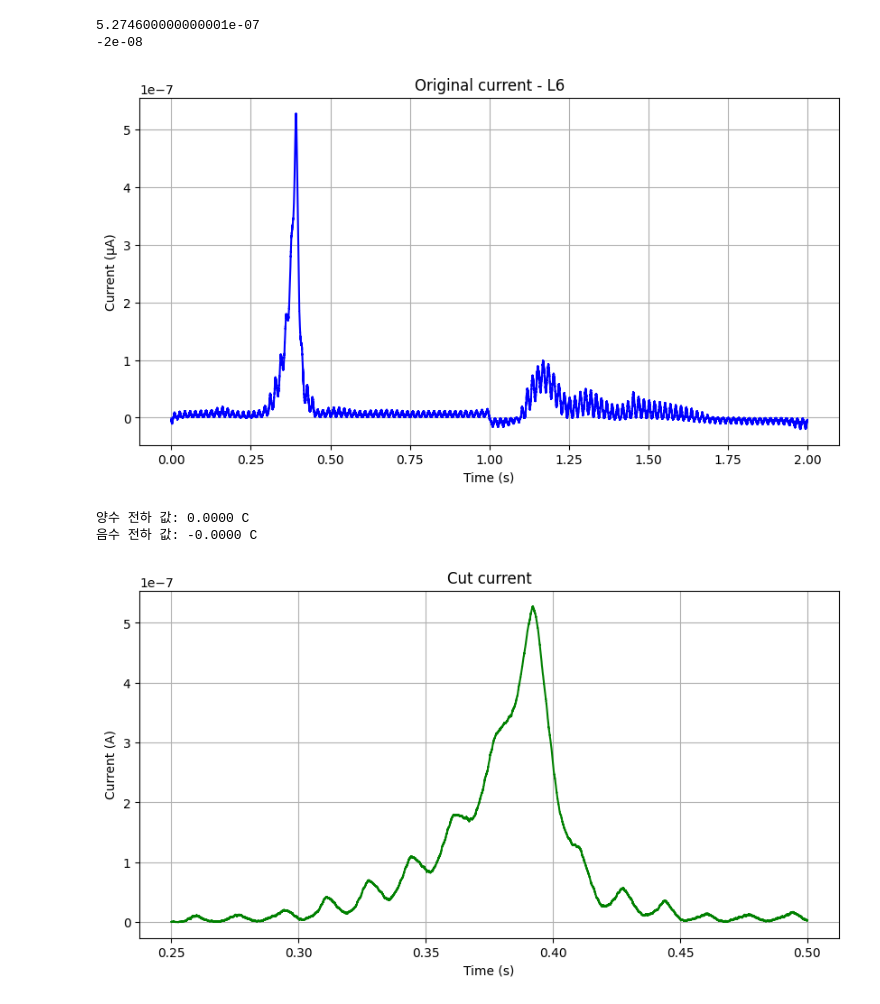
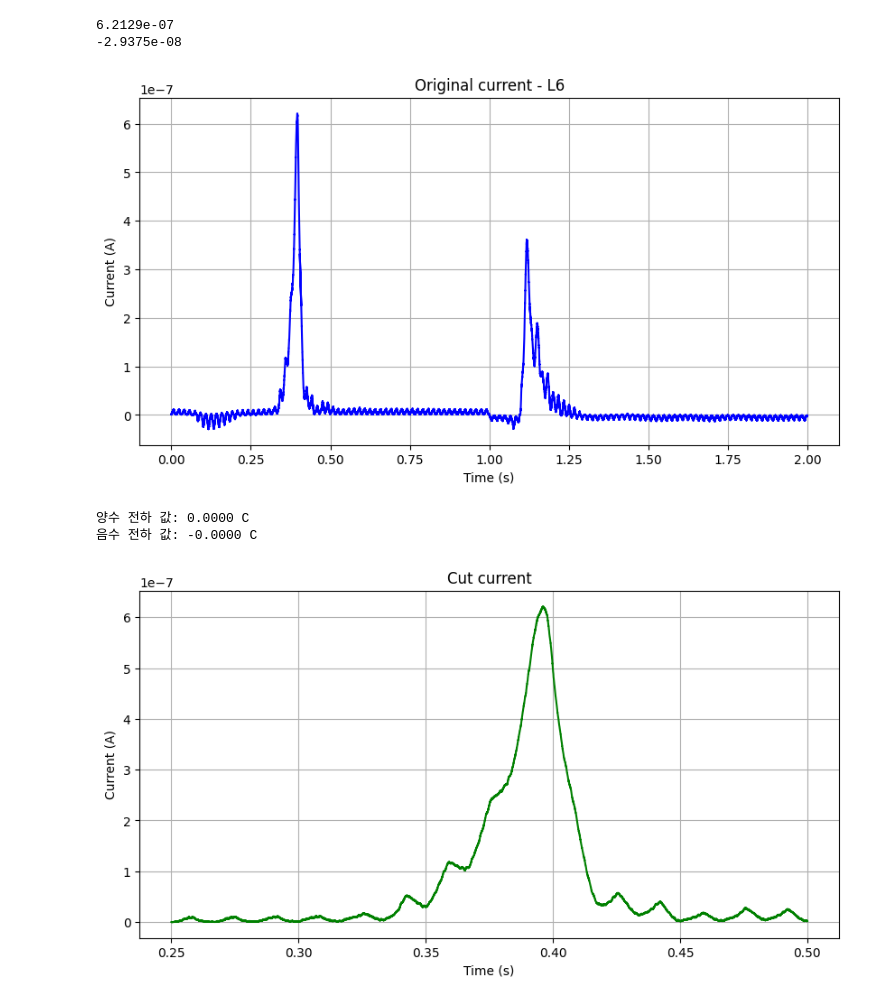
Before and after one commit to leedonghyun999/GB_practicing, a Jupyter notebook: integral current to charge.ipynb, the cells around one changed output. Saved outputs shown, nothing was run; the diff lists cells and outputs as text; code cells hidden in the pictures.

Commit message:
c-OSIAs

```diff
--- a/integral current to charge.ipynb
+++ b/integral current to charge.ipynb
@@ -10,42 +10,42 @@ import os
 # %%
 # fp는 업로드 된 파일, lp는 컴퓨터 내 파일. r주소
 #file_path = "data/0M teng 2.csv"
-local_path = r"C:\Users\GC\Desktop\학부연구생\3. 연구\1. Octopus patch\1. Data\1. 논문 데이터\2025.03.18 Demonstration 확대\visual studio commercialized tape.csv"
+local_path = r"C:\Users\GC\Desktop\학부연구생\3. 연구\1. Octopus patch\1. Data\1. 논문 데이터\2025.03.18 Demonstration 확대\visual studio c-OSIAs patch.csv"
 # = r"여기를 바꾸세요"
 
 
 # file path 불러오기
 #df = pd.read_csv(file_path, header=None, skiprows=30)
 # local path 불러오기
 df = pd.read_csv(local_path, header=None)
 # 데이터 로드 (처음 30행 스킵)
 df.columns = ["Time", "Current"]
 
 # 데이터 형식 변환...글자 -> NaN
 df["Time"] = pd.to_numeric(df["Time"], errors='coerce')
 df["Current"] = pd.to_numeric(df["Current"], errors='coerce')
 
 #    *(10) = 10 μA/V 기준  %%%%%%%%% 중요 %%%%%%%%% 중요 %%%%%%%%% 중요 %%%%%%%%% 중요 %%%%%%%%% 중요 %%%%%%%%% 중요 %%%%%%%%%
 df["Current"] = df["Current"]/(40000000)
 
 print(df.iloc[:, 1].max(skipna=True))
 print(df.iloc[:, 1].min(skipna=True))
 
 plt.figure(figsize=(10, 5))
 plt.plot(df.iloc[:, 0], df.iloc[:, 1], label="AC current", color='b')
 plt.xlabel("Time (s)")
 plt.ylabel("Current (A)")
 plt.title("Original current - L6")
 #plt.ylim(-0.3,4.5)
 plt.grid(True)
 plt.show()
 # %% [output]
-5.274600000000001e-07
--2e-08
+6.2129e-07
+-2.9375e-08
-[figure, old version]
+[figure, new version]
 # %%
 # 2. 특정 범위 선택      ########################## MUST BE MODIFIED MANUALLY
-time_range = (0.25, 0.5) #unit = sec    ###############여기서 시간 조절
+time_range = (0.25,0.5) #unit = sec    ###############여기서 시간 조절
 df_filtered = df[(df.iloc[:, 0] >= time_range[0]) & (df.iloc[:, 0] <= time_range[1])]
 
 # 3. 양수 및 음수 전류값 분리
@@ -77,7 +77,7 @@ plt.show()
 # %% [output]
 양수 전하 값: 0.0000 C
 음수 전하 값: -0.0000 C
-[figure, old version]
+[figure, new version]
 # %%
 # 6. 중첩 적분 수행 (누적 전류)
 cumulative_charge = cumulative_trapezoid(df_filtered.iloc[:, 1], df_filtered.iloc[:, 0], initial=0)
```
Also changed, not shown: parts of 2 cells of this notebook.
